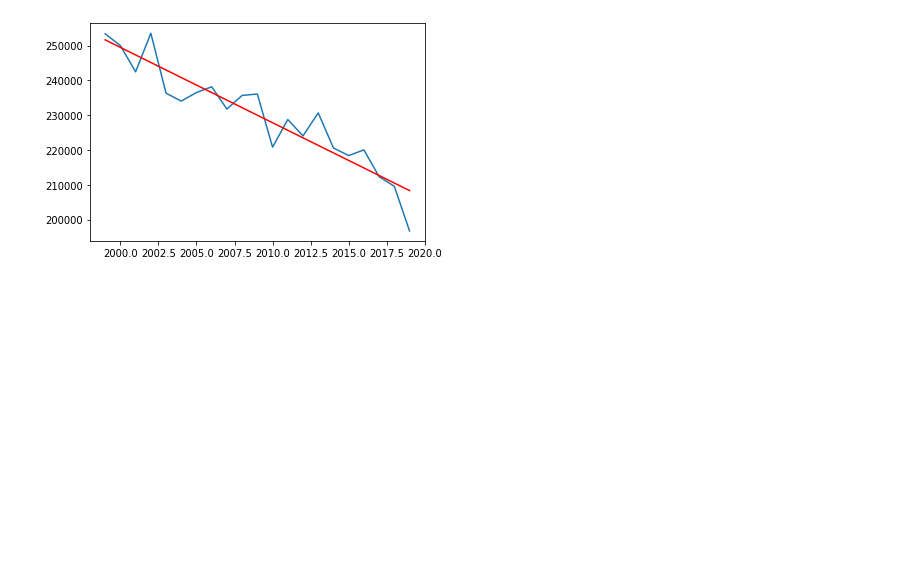
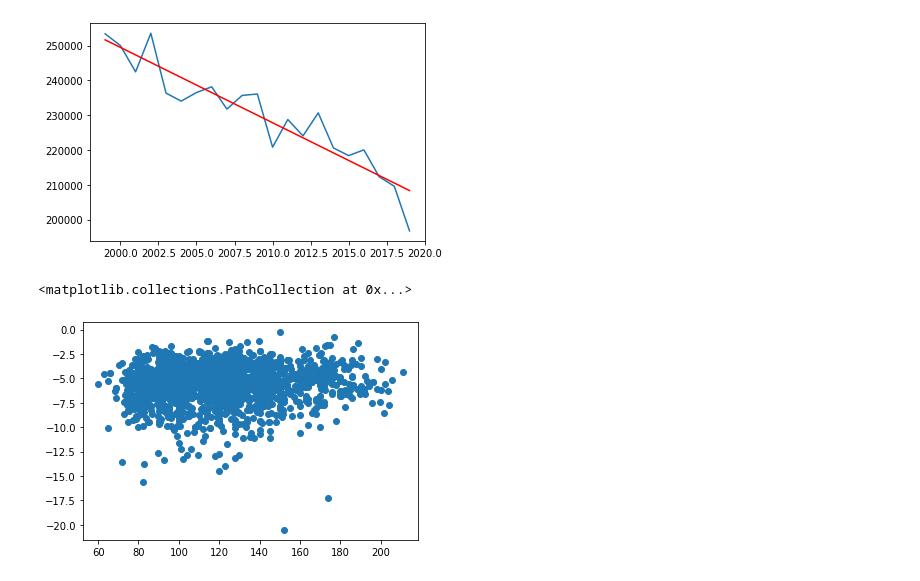
Before and after one commit to SiraDD/python_project, a Jupyter notebook: python_presentation.ipynb, the cells around one changed output. Cells and saved outputs as stored; diff of their text form; code cells hidden in the pictures; blank space fills up the shorter version.

```diff
--- a/python_presentation.ipynb
+++ b/python_presentation.ipynb
@@ -54,11 +95,0 @@ df.loc[1]['genre']
-# %%
-# Process genre
-dct = {}
-for i in range(0, len(df)):
-  lst = df.loc[i]['genre'].split(',')
-  lst = [i.strip() for i in lst]
-  dct[df.loc[i]['genre']] = lst;
-
-df['genre_list'] = df['genre'].map(dct)
-df = df.drop(columns=["genre"])
-df
@@ -141,3 +158,8 @@ plt.plot(xs, ys, color="red")
 # %% [output]
 [<matplotlib.lines.Line2D at 0x...>]
 [figure]
+# %%
+plt.scatter(df['tempo'],df['loudness'])
+# %% [output]
+<matplotlib.collections.PathCollection at 0x...>
+[figure, added]
```
Also changed, not shown: parts of 20 cells of this notebook.
